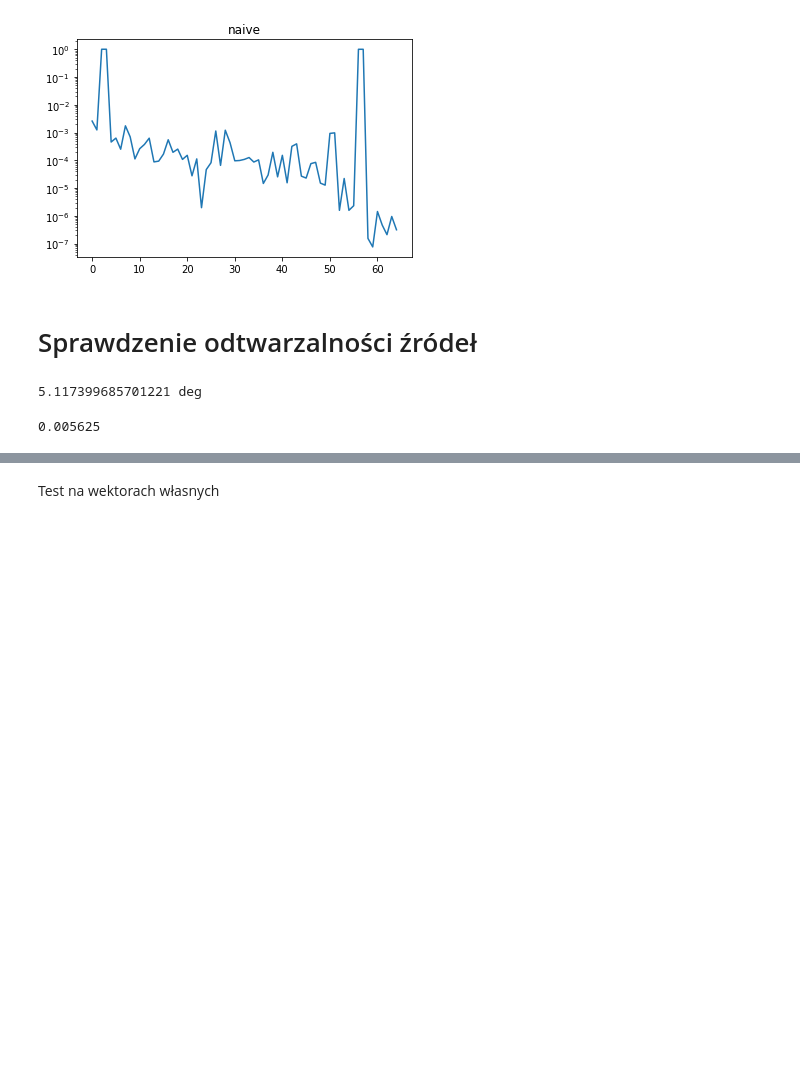
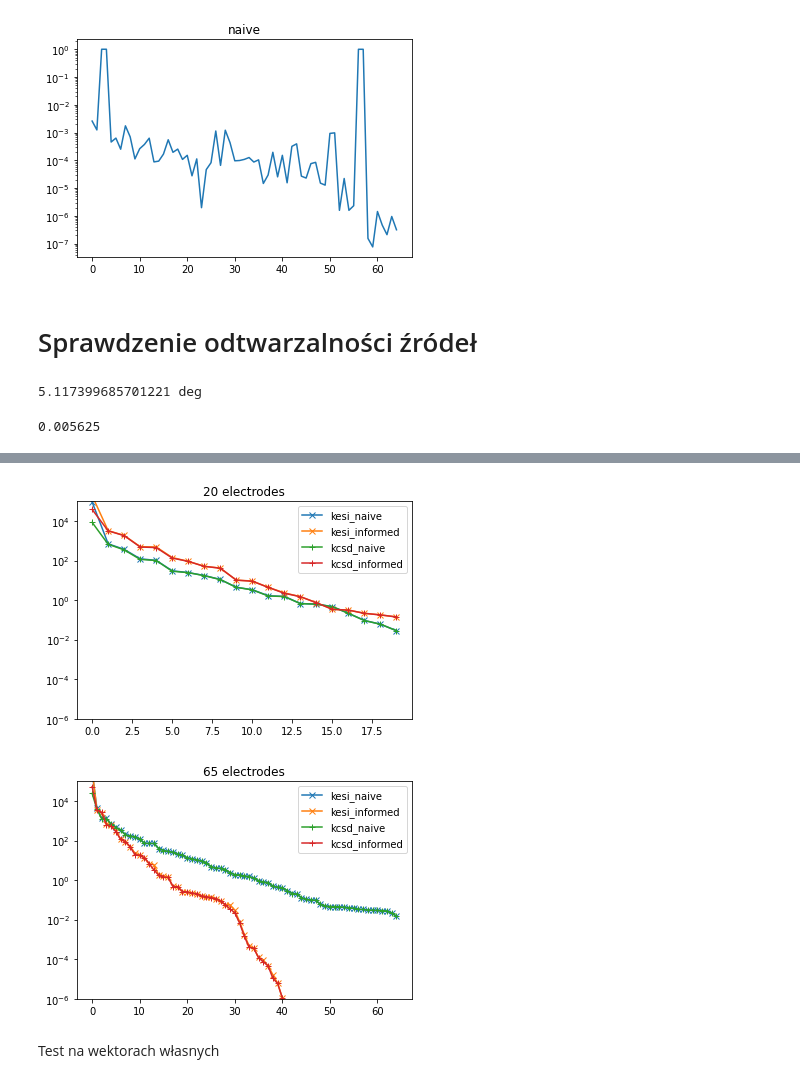
Before and after one commit to Neuroinflab/kESI, a Jupyter notebook: extras/paper_1SM__finest_3_comb_ANALYSIS.ipynb, the cells around one changed output, grey strips where cells are left out. Drawn from its saved outputs; the diff is of its cells as text; code cells hidden in the pictures; blank space fills up the shorter version.

```diff
--- a/extras/paper_1SM__finest_3_comb_ANALYSIS.ipynb
+++ b/extras/paper_1SM__finest_3_comb_ANALYSIS.ipynb
@@ -124,20 +124,20 @@ ELE_INFORMED = ELE_NAIVE[(_ELE_NAIVE_R2 >= np.square(INFORMED_R_MIN))
                           & (_ELE_NAIVE_R2 <= np.square(INFORMED_R_MAX))].copy()
 print(len(ELE_INFORMED))
 
-electrodes = {'kesi_informed':
+electrodes = {('kesi', len(ELE_INFORMED)):
                   [Electrode_kESI(FILENAME_PATTERN.format(name=name),
                                   decimals_tolerance=16,
                                   dx=dx)
                    for name in ELE_INFORMED.NAME],
-              'kcsd_informed':
+              ('kcsd', len(ELE_INFORMED)):
                   [Electrode_kCSD(FILENAME_PATTERN.format(name=name))
                    for name in ELE_INFORMED.NAME],
-              'kesi_naive':
+              ('kesi', len(ELE_NAIVE)):
                   [Electrode_kESI(FILENAME_PATTERN.format(name=name),
                                   decimals_tolerance=16,
                                   dx=dx)
                    for name in ELE_NAIVE.NAME],
-              'kcsd_naive':
+              ('kcsd', len(ELE_NAIVE)):
                   [Electrode_kCSD(FILENAME_PATTERN.format(name=name))
                    for name in ELE_NAIVE.NAME],
               }
@@ -447,0 +413,18 @@ array([1.42012335e-01, 1.80096798e-01, 2.16565740e-01, 3.15403444e-01,
+# %%
+kernels = {}
+
+for (method, n_electrodes), _electrodes in electrodes.items():
+    try:
+        _kernels = kernels[n_electrodes]
+    except KeyError:
+        _kernels = kernels[n_electrodes] = {}
+
+    for _sources, SRC_IDX in source_idx.items():
+        print(n_electrodes, method, _sources)
+        _kernels[f'{method}_{_sources}'] = frr.ckESI_kernel_constructor(
+                                           model_src,
+                                           convolver,
+                                           SRC_IDX,
+                                           CSD_IDX,
+                                           _electrodes,
+                                           weights=ROMBERG_N)
@@ -448 +440,18 @@ array([1.42012335e-01, 1.80096798e-01, 2.16565740e-01, 3.15403444e-01,
+# %%
+for n_electrodes, _kernels in kernels.items():
+    plt.figure()
+    plt.title(f'{n_electrodes} electrodes')
+
+    for label, ks in _kernels.items():
+        _ev = np.linalg.eigvalsh(ks.kernel)[::-1]
+        plt.plot(_ev,
+                 marker='x' if label[:4] == 'kesi' else '+',
+                 label=label)
+
+    plt.ylim(1e-6, 1e5)
+    plt.yscale('log')
+    plt.legend(loc='best')
+# %% [output]
+[figure, added]
+[figure, added]
 # %%
```
Also changed, not shown: parts of 29 cells of this notebook, 1 other file.
